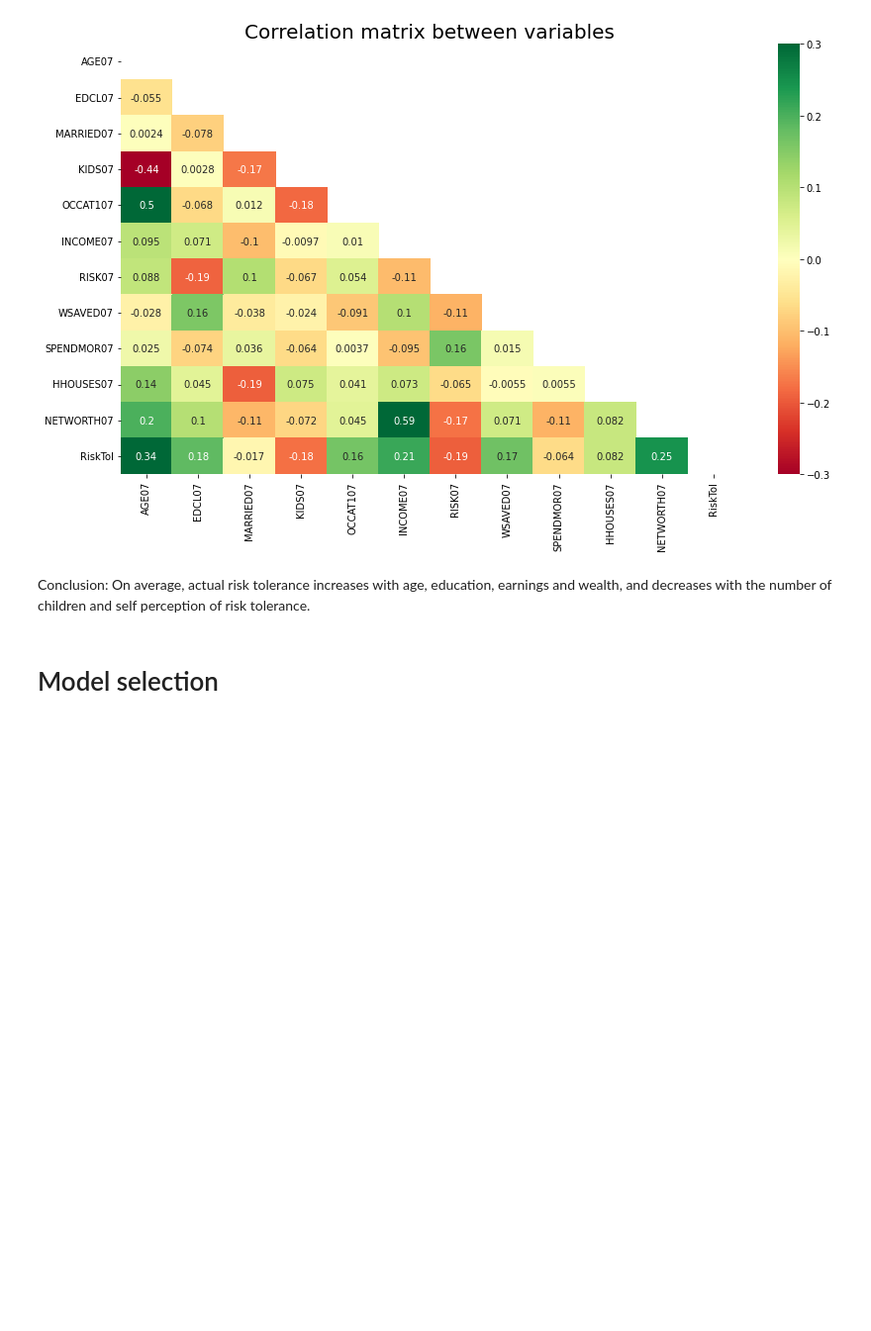
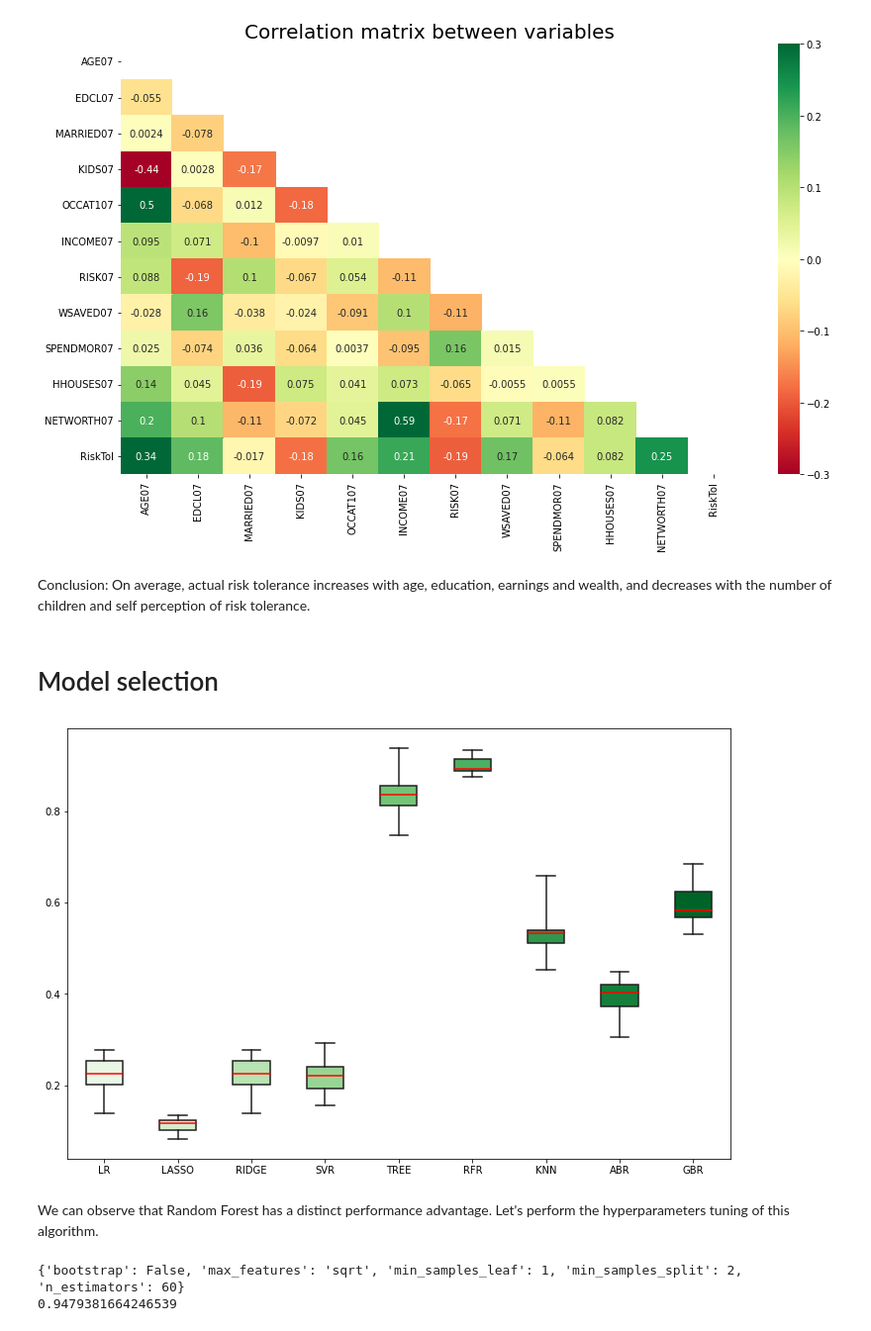
Before and after one commit to tomasz-te/Risk-Tolerance, a Jupyter notebook: Investor_risk_tolerance.ipynb, the cells around one changed output. Shown at 99% size. Saved outputs shown, nothing was run; the diff lists cells and outputs as text; code cells hidden in the pictures; blank space fills up the shorter version.

```diff
--- a/Investor_risk_tolerance.ipynb
+++ b/Investor_risk_tolerance.ipynb
@@ -247,3 +253,19 @@ models.append(('RFR', RandomForestRegressor()))
 models.append(('KNN', KNeighborsRegressor()))
 models.append(('ABR', AdaBoostRegressor()))
 models.append(('GBR', GradientBoostingRegressor()))
+# %%
+# Cross validation
+results = []
+names = []
+for name, model in models:
+    results.append(cross_val_score(model, X_train, y_train, cv=10, scoring='r2'))
+    names.append(name)
+# %%
+fig, ax = plt.subplots(figsize=(12,8))
+sns.boxplot(ax=ax, data=results, orient='v',  palette="Greens", saturation=1, width=0.5, whis=5, medianprops=dict(color="red", alpha=1))
+ax.set_xticklabels(names)
+plt.show()
+# %% [output]
+[figure, added]
+# %% [markdown]
+We can observe that Random Forest has a distinct performance advantage. Let's perform the hyperparameters tuning of this algorithm.
@@ -249,0 +284,6 @@ models.append(('GBR', GradientBoostingRegressor()))
+# %%
+print(results.best_params_)
+print(results.best_score_)
+# %% [output]
+{'bootstrap': False, 'max_features': 'sqrt', 'min_samples_leaf': 1, 'min_samples_split': 2, 'n_estimators': 60}
+0.9479381664246539
```
Also changed, not shown: parts of 13 cells of this notebook.
